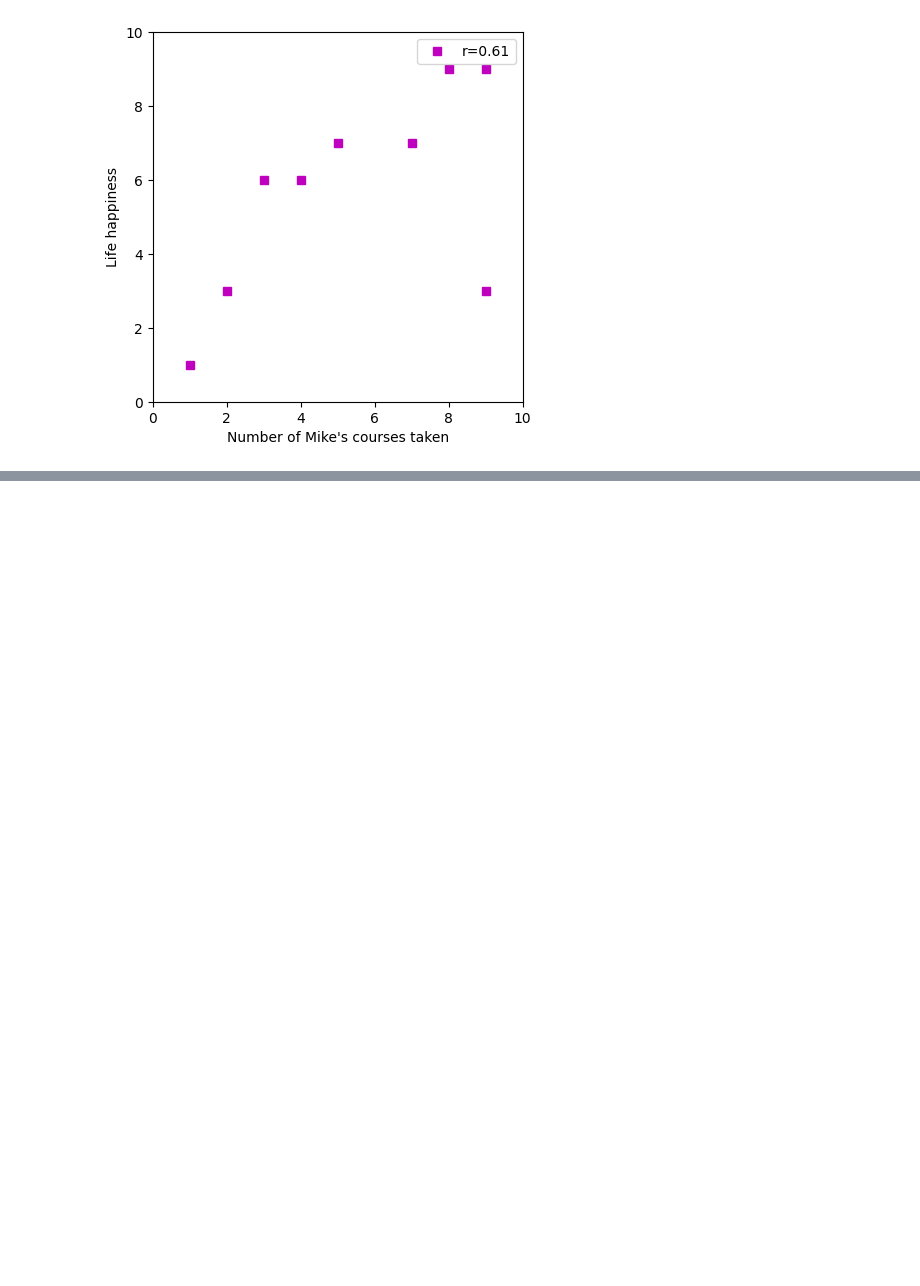
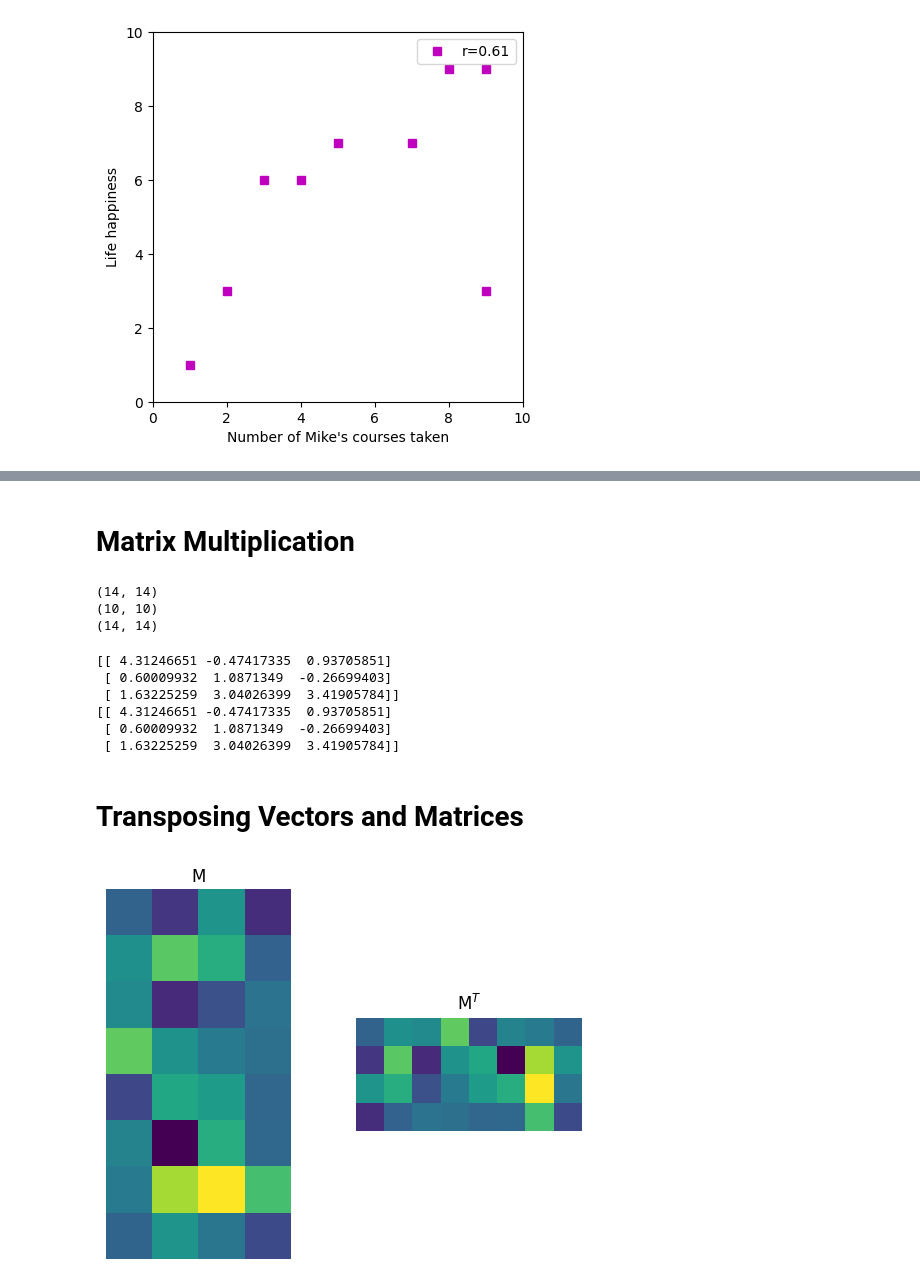
Before and after one commit to rtharris619/ProjectMath, a Jupyter notebook: LinearAlgebra/linear_algebra.ipynb, the cells around one changed output, grey strips where cells are left out. Drawn from its saved outputs; the diff is of its cells as text; code cells hidden in the pictures; blank space fills up the shorter version.

```diff
--- a/LinearAlgebra/linear_algebra.ipynb
+++ b/LinearAlgebra/linear_algebra.ipynb
@@ -174,0 +238,64 @@ plt.show()
+# %% [markdown]
+# Matrix Multiplication
+# %%
+A = np.random.randn(14,10)
+B = np.random.randn(14,10)
+C = np.random.randn(10,14)
+
+print(np.shape(A@C))
+print(np.shape(C@B))
+print(np.shape(B@C))
+# %% [output]
+(14, 14)
+(10, 10)
+(14, 14)
+# %%
+def matrix_dot_product(A: np.array, B: np.array) -> np.array:
+  shape_a = np.shape(A)
+  shape_b = np.shape(B)
+
+  if shape_a[1] != shape_b[0]:
+    return ValueError('Inner dimensions must match')
+
+  C = np.zeros((shape_a[0],shape_b[1]))
+
+  for ai in range(0, A.shape[0]):
+    for bi in range(0, B.shape[1]):
+      C[ai,bi] = np.dot(A[ai,:], B[:,bi])
+
+  return C
+
+A = np.random.randn(3,5)
+B = np.random.randn(5,3)
+
+C1 = matrix_dot_product(A,B)
+C2 = A@B
+print(C1)
+print(C2)
+# %% [output]
+[[ 4.31246651 -0.47417335  0.93705851]
+ [ 0.60009932  1.0871349  -0.26699403]
+ [ 1.63225259  3.04026399  3.41905784]]
+[[ 4.31246651 -0.47417335  0.93705851]
+ [ 0.60009932  1.0871349  -0.26699403]
+ [ 1.63225259  3.04026399  3.41905784]]
+# %% [markdown]
+# Transposing Vectors and Matrices
+# %%
+mat = np.random.randn(8,4)
+matT = mat.T
+
+fix,ax = plt.subplots(1,2)
+
+ax[0].imshow(mat)
+ax[0].set_title('M')
+
+ax[1].imshow(matT)
+ax[1].set_title('M$^T$')
+
+for i in ax:
+  i.axis('off')
+
+plt.show()
+# %% [output]
+[figure, added]
```
Also changed, not shown: parts of 5 cells of this notebook.
